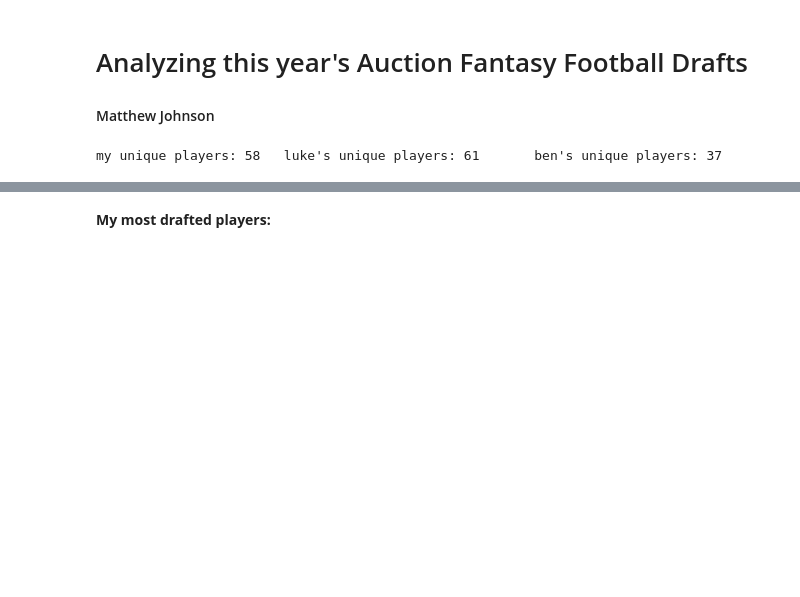
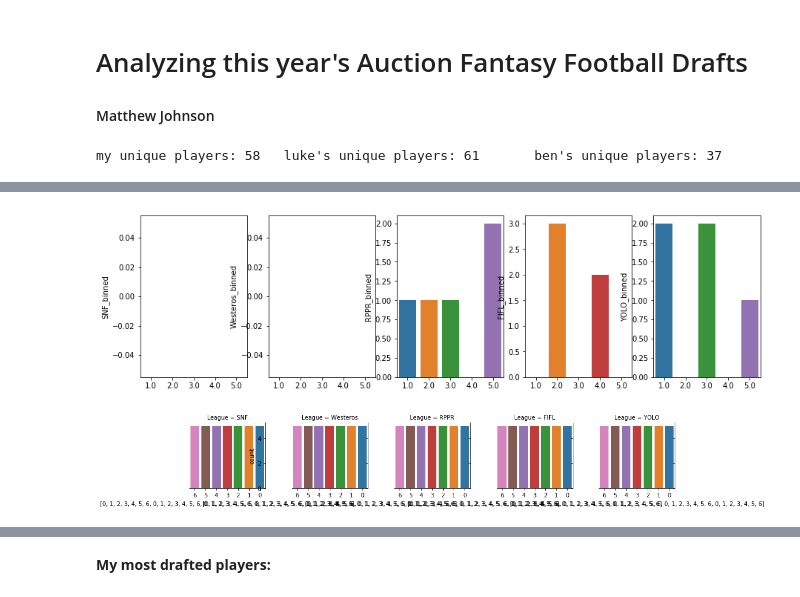
Before and after one commit to WJMatthew/Fantasy-Football-Auction-Drafts, a Jupyter notebook: notebooks/fantasy_drafts.ipynb, the cells around one changed output, grey strips where cells are left out. Drawn from its saved outputs; the diff is of its cells as text; code cells hidden in the pictures; blank space fills up the shorter version.

```diff
--- a/notebooks/fantasy_drafts.ipynb
+++ b/notebooks/fantasy_drafts.ipynb
@@ -147,3 +273,11 @@ ben_league_piv.to_csv('ben3.csv')
+# %%
+plot_binned(ben_bin.iloc[1:])
+# %% [output]
+[figure, added]
+# %%
+g = sns.catplot('Bin',col='League', data=new_df, kind='count',height=2.5)
+# %% [output]
+[figure, added]
 # %%
 pal = {'DEF':'black', 'K':'orange', 'QB':'lightgreen', 'RB':'pink', 'TE':'purple', 'WR': 'cyan'}
 pos_order = ['QB', 'WR', 'RB', 'TE', 'K', 'DEF']
```
Also changed, not shown: parts of 15 cells of this notebook, 4 other files.
